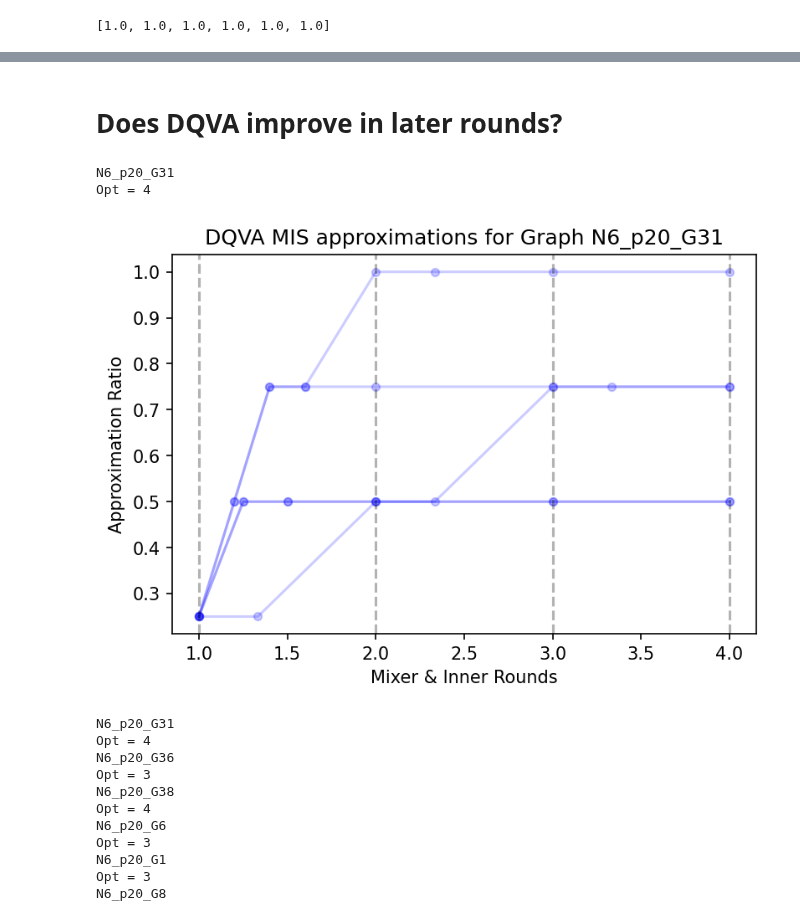
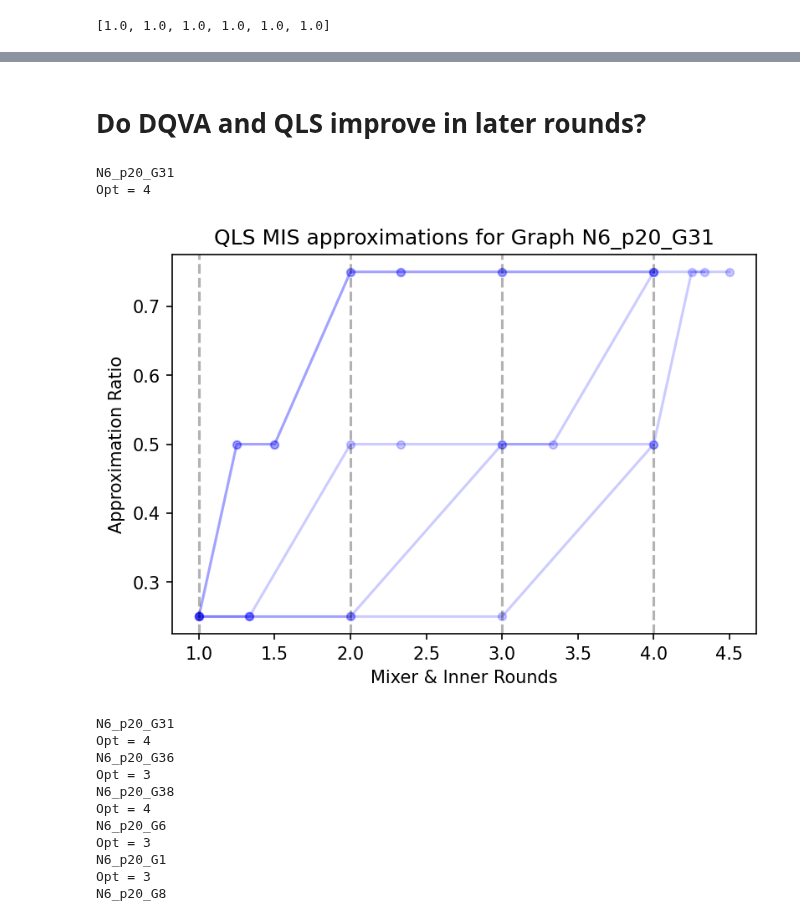
Before and after one commit to teaguetomesh/dqva-and-circuit-cutting, a Jupyter notebook: benchmarks.ipynb, the cells around one changed output, grey strips where cells are left out. Drawn from its saved outputs; the diff is of its cells as text; code cells hidden in the pictures.

```diff
--- a/benchmarks.ipynb
+++ b/benchmarks.ipynb
@@ -558,7 +547,7 @@ def plot_approximation_ratio(data, lists, d, savedir=None, show=True):
     plt.close()
 # %%
 # Save all data to figures
-for d in [20, 30, 50, 80]:
+for d in [20, 30, 50]:
     data = []
     lists = []
 
@@ -578,17 +567,18 @@ for d in [20, 30, 50, 80]:
     data.append((qaoa_p3_sizes, qaoa_p3_mis, 'QAOA, P=3'))
     lists.append((qaoa_sizes, qaoa_p3_mis_list, 'QAOA, P=3'))
 
-    dqva_sizes, dqva_mis, dqva_mis_list = get_data('dqva', 1, 'qasm', d, lim=2)
-    data.append((dqva_sizes, dqva_mis, 'DQVA, lim=2'))
-    lists.append((dqva_sizes, dqva_mis_list, 'DQVA, lim=2'))
+    qlsa_sizes, qlsa_mis, qlsa_mis_list = get_data('qlsa', 1, 'qasm', d, lim=2)
+    data.append((qlsa_sizes, qlsa_mis, 'QLS, lim=2'))
+    lists.append((qlsa_sizes, qlsa_mis_list, 'QLS, lim=2'))
 
-    dqva_sizes, dqva_mis, dqva_mis_list = get_data('dqva', 1, 'qasm', d, lim=4)
-    data.append((dqva_sizes, dqva_mis, 'DQVA, lim=4'))
-    lists.append((dqva_sizes, dqva_mis_list, 'DQVA, lim=4'))
+    #qlsa_sizes, qlsa_mis, qlsa_mis_list = get_data('qlsa', 1, 'qasm', d, lim=4)
+    #data.append((qlsa_sizes, qlsa_mis, 'QLS, lim=4'))
+    #lists.append((qlsa_sizes, qlsa_mis_list, 'QLS, lim=4'))
 
-    dqva_sizes, dqva_mis, dqva_mis_list = get_data('dqva', 1, 'qasm', d, lim=6)
-    data.append((dqva_sizes, dqva_mis, 'DQVA, lim=6'))
-    lists.append((dqva_sizes, dqva_mis_list, 'DQVA, lim=6'))
+    qlsa_sizes, qlsa_mis, qlsa_mis_list = get_data('qlsa', 1, 'qasm', d, lim=6)
+    data.append((qlsa_sizes, qlsa_mis, 'QLS, lim=6'))
+    lists.append((qlsa_sizes, qlsa_mis_list, 'QLS, lim=6'))
+
 
     plot_approximation_ratio(data, lists, d, savedir='figures/approximation-ratios/erdos-renyi-p{}/'.format(d), show=False)
 # %% [output]
@@ -704,5 +688,5 @@ DQVA, lim=6
 # %% [markdown]
-# Does DQVA improve in later rounds?
+# Do DQVA and QLS improve in later rounds?
 # %%
 def get_pickles(alg, P, sim, n, d, lim=None):
 
@@ -731,9 +715,9 @@ def get_pickles(alg, P, sim, n, d, lim=None):
 
             opt = brute_force_search(G)[1]
             #print('\t Opt =', opt)
-            if alg == 'dqva' and d > 10:
+            if alg == 'qlsa' and d > 10:
                 if lim is None:
-                    raise Exception('Must specify lim parameter with alg=dqva')
+                    raise Exception('Must specify lim parameter with alg=qlsa')
                 reps = glob.glob(graph+'/*_lim{}_*'.format(lim))
             else:
                 reps = glob.glob(graph+'/*')
@@ -751,7 +735,7 @@ def get_pickles(alg, P, sim, n, d, lim=None):
 
     return retval
 # %%
-def plot_dqva_approxs(data, savedir=None, show=True, verbose=0):
+def plot_qls_approxs(data, savedir=None, show=True, verbose=0):
 
     G, opt, outs, graph_name = data
     print(graph_name)
@@ -782,7 +766,7 @@ def plot_dqva_approxs(data, savedir=None, show=True, verbose=0):
     for i in range(1, num_mixer_rounds+1):
         ax.axvline(x=i, c='k', ls='--', alpha=0.3)
 
-    ax.set_title('DQVA MIS approximations for Graph {}'.format(graph_name))
+    ax.set_title('QLS MIS approximations for Graph {}'.format(graph_name))
     ax.set_ylabel('Approximation Ratio')
     ax.set_xlabel('Mixer & Inner Rounds')
 
@@ -795,12 +779,12 @@ def plot_dqva_approxs(data, savedir=None, show=True, verbose=0):
         plt.show()
     plt.close()
 # %%
-dqva_N6_p20_data = get_pickles('dqva', 1, 'qasm', 6, 20, lim=2)
-g1_data = dqva_N6_p20_data[0]
+qlsa_N6_p20_data = get_pickles('qlsa', 1, 'qasm', 6, 20, lim=2)
+g1_data = qlsa_N6_p20_data[0]
 # %%
-plot_dqva_approxs(g1_data, verbose=0)
+plot_qls_approxs(g1_data, verbose=0)
 # %% [output]
 N6_p20_G31
 Opt = 4
-[figure, old version]
+[figure, new version]
 # %%
```
Also changed, not shown: parts of 27 cells of this notebook, 5 other files.
